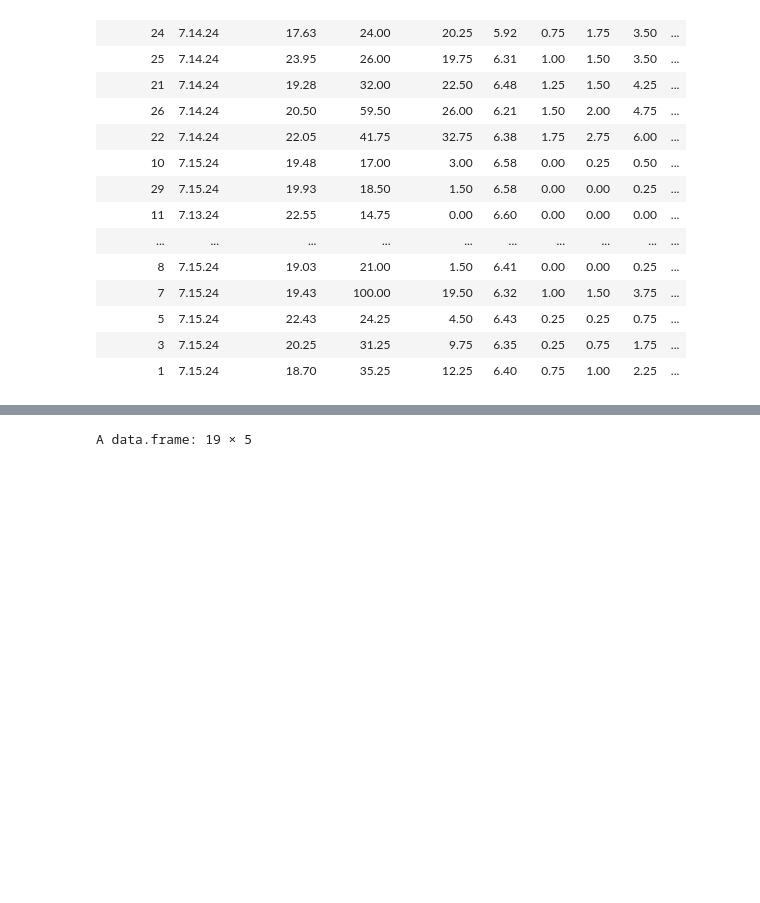
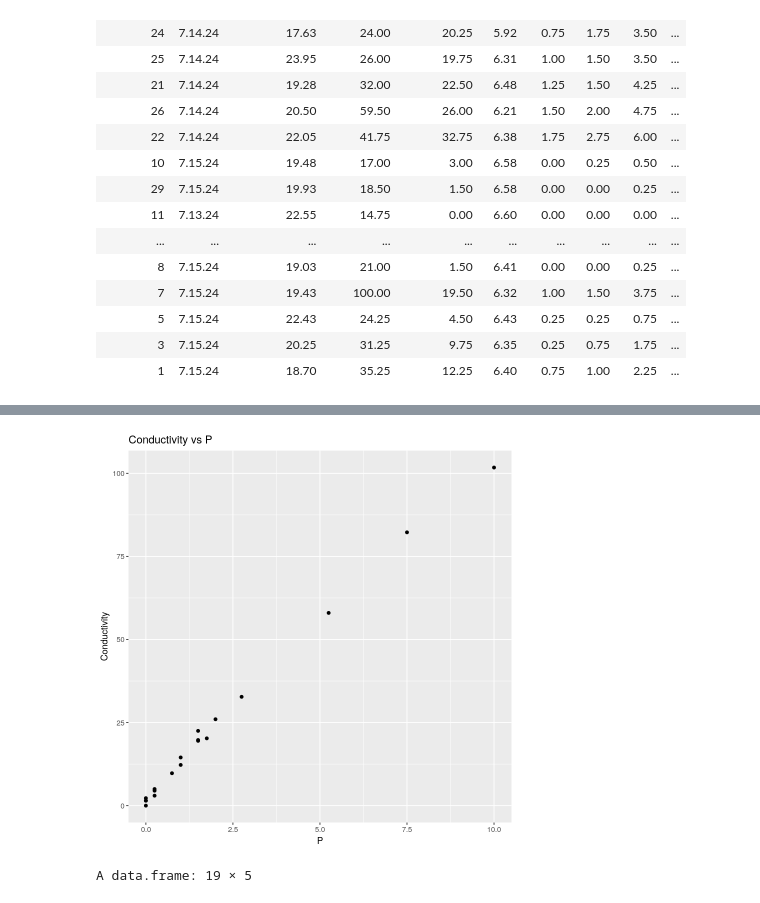
Before and after one commit to vassily60/IFS-soil-sampling, a Jupyter notebook: Untitled1.ipynb, the cells around one changed output, grey strips where cells are left out. Saved outputs shown, nothing was run; the diff lists cells and outputs as text; code cells hidden in the pictures; blank space fills up the shorter version.

```diff
--- a/Untitled1.ipynb
+++ b/Untitled1.ipynb
@@ -54,3 +59,8 @@ A data.frame: 19 × 10
+# %%
+ggplot()+geom_point(data=df_arranged, aes(x=P..mg., y=Conductivity))+
+labs(title = "Conductivity vs P", x = "P", y = "Conductivity")
+# %% [output]
+[figure, added]
 # %%
 #Normalize / scale
 
```
Also changed, not shown: parts of 4 cells of this notebook, 1 other file.
